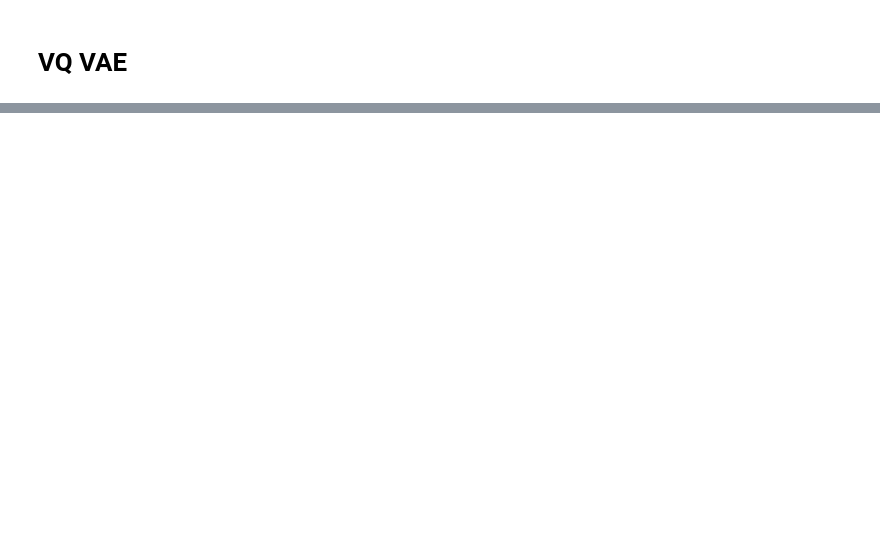
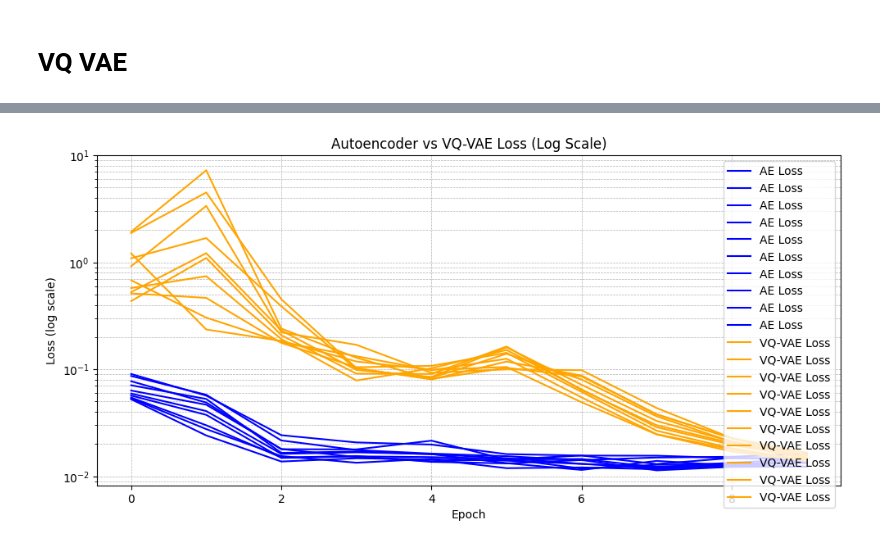
Before and after one commit to MaximeSzymanski/ModelBasedRepresentationLearning, a Jupyter notebook: world_reward_car_racing.ipynb, the cells around one changed output, grey strips where cells are left out. Drawn from its saved outputs; the diff is of its cells as text; code cells hidden in the pictures; blank space fills up the shorter version.

```diff
--- a/world_reward_car_racing.ipynb
+++ b/world_reward_car_racing.ipynb
@@ -313,17 +710,18 @@ with torch.no_grad():
 # %%
 import matplotlib.pyplot as plt
 
-# Example usage: Replace with your actual loss data if needed
-# AE_loss = [...]
-# VQ_VAE_loss = [...]
+# Example: AE_loss = [...], VQ_VAE_loss = [...]
 
 plt.figure(figsize=(10, 5))
 plt.plot(AE_loss, label="AE Loss", color="blue")
 plt.plot(VQ_VAE_loss, label="VQ-VAE Loss", color="orange")
 plt.xlabel("Epoch")
-plt.ylabel("Loss")
-plt.title("Autoencoder vs VQ-VAE Loss")
+plt.ylabel("Loss (log scale)")
+plt.title("Autoencoder vs VQ-VAE Loss (Log Scale)")
+plt.yscale("log")
 plt.legend()
-plt.grid(True)
+plt.grid(True, which="both", ls="--", lw=0.5)
 plt.tight_layout()
 plt.show()
+# %% [output]
+[figure, added]
```
Also changed, not shown: parts of 6 cells of this notebook.
